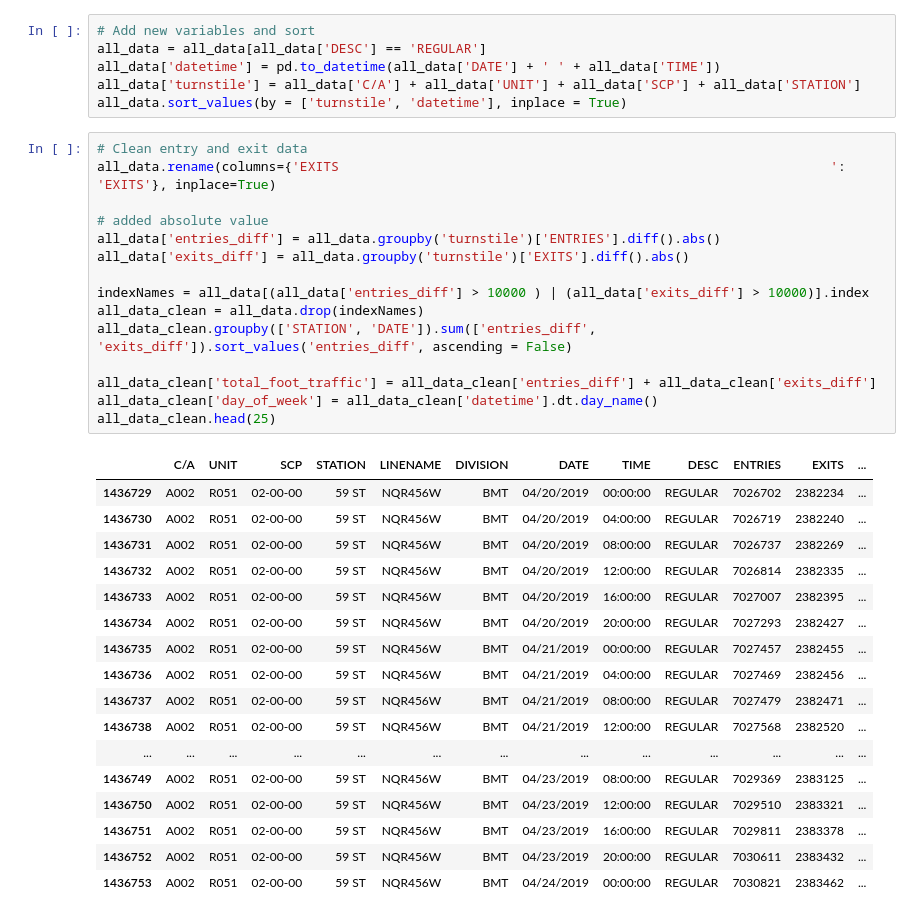
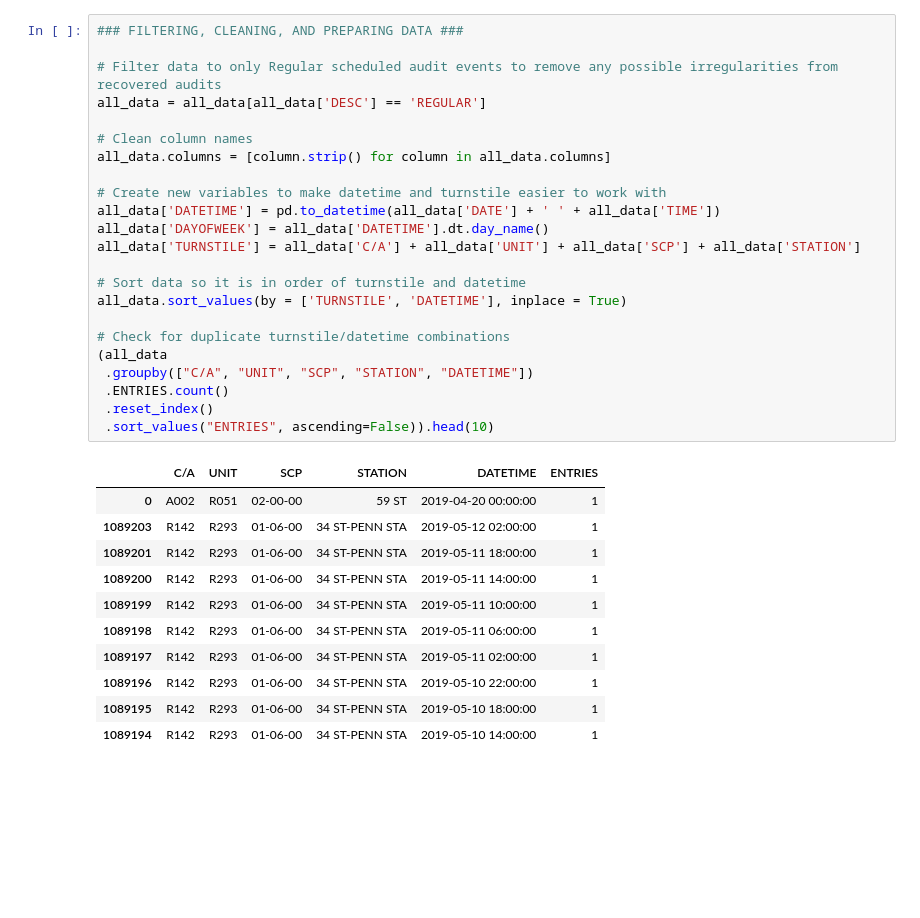
Before and after one commit to mvossbrinck/Metis_Project_1, a Jupyter notebook: EDA.ipynb, the cells around one changed output. Saved outputs shown, nothing was run; the diff lists cells and outputs as text; blank space fills up the shorter version.

```diff
--- a/EDA.ipynb
+++ b/EDA.ipynb
@@ -36,39 +44,35 @@ memory usage: 137.7+ MB
-# %%
-# Add new variables and sort
-all_data = all_data[all_data['DESC'] == 'REGULAR']
-all_data['datetime'] = pd.to_datetime(all_data['DATE'] + ' ' + all_data['TIME'])
-all_data['turnstile'] = all_data['C/A'] + all_data['UNIT'] + all_data['SCP'] + all_data['STATION']
-all_data.sort_values(by = ['turnstile', 'datetime'], inplace = True)
-# %%
-# Clean entry and exit data
-all_data.rename(columns={'EXITS                                                               ': 'EXITS'}, inplace=True)
-
-# added absolute value
-all_data['entries_diff'] = all_data.groupby('turnstile')['ENTRIES'].diff().abs()
-all_data['exits_diff'] = all_data.groupby('turnstile')['EXITS'].diff().abs()
-
-indexNames = all_data[(all_data['entries_diff'] > 10000 ) | (all_data['exits_diff'] > 10000)].index
-all_data_clean = all_data.drop(indexNames)
-all_data_clean.groupby(['STATION', 'DATE']).sum(['entries_diff', 'exits_diff']).sort_values('entries_diff', ascending = False)
-
-all_data_clean['total_foot_traffic'] = all_data_clean['entries_diff'] + all_data_clean['exits_diff']
-all_data_clean['day_of_week'] = all_data_clean['datetime'].dt.day_name()
-all_data_clean.head(25)
-# %% [output]
-|  | C/A | UNIT | SCP | STATION | LINENAME | DIVISION | DATE | TIME | DESC | ENTRIES | EXITS | ... |
-| 1436729 | A002 | R051 | 02-00-00 | 59 ST | NQR456W | BMT | 04/20/2019 | 00:00:00 | REGULAR | 7026702 | 2382234 | ... |
-| 1436730 | A002 | R051 | 02-00-00 | 59 ST | NQR456W | BMT | 04/20/2019 | 04:00:00 | REGULAR | 7026719 | 2382240 | ... |
-| 1436731 | A002 | R051 | 02-00-00 | 59 ST | NQR456W | BMT | 04/20/2019 | 08:00:00 | REGULAR | 7026737 | 2382269 | ... |
-| 1436732 | A002 | R051 | 02-00-00 | 59 ST | NQR456W | BMT | 04/20/2019 | 12:00:00 | REGULAR | 7026814 | 2382335 | ... |
-| 1436733 | A002 | R051 | 02-00-00 | 59 ST | NQR456W | BMT | 04/20/2019 | 16:00:00 | REGULAR | 7027007 | 2382395 | ... |
-| 1436734 | A002 | R051 | 02-00-00 | 59 ST | NQR456W | BMT | 04/20/2019 | 20:00:00 | REGULAR | 7027293 | 2382427 | ... |
-| 1436735 | A002 | R051 | 02-00-00 | 59 ST | NQR456W | BMT | 04/21/2019 | 00:00:00 | REGULAR | 7027457 | 2382455 | ... |
-| 1436736 | A002 | R051 | 02-00-00 | 59 ST | NQR456W | BMT | 04/21/2019 | 04:00:00 | REGULAR | 7027469 | 2382456 | ... |
-| 1436737 | A002 | R051 | 02-00-00 | 59 ST | NQR456W | BMT | 04/21/2019 | 08:00:00 | REGULAR | 7027479 | 2382471 | ... |
-| 1436738 | A002 | R051 | 02-00-00 | 59 ST | NQR456W | BMT | 04/21/2019 | 12:00:00 | REGULAR | 7027568 | 2382520 | ... |
-| ... | ... | ... | ... | ... | ... | ... | ... | ... | ... | ... | ... | ... |
-| 1436749 | A002 | R051 | 02-00-00 | 59 ST | NQR456W | BMT | 04/23/2019 | 08:00:00 | REGULAR | 7029369 | 2383125 | ... |
-| 1436750 | A002 | R051 | 02-00-00 | 59 ST | NQR456W | BMT | 04/23/2019 | 12:00:00 | REGULAR | 7029510 | 2383321 | ... |
-| 1436751 | A002 | R051 | 02-00-00 | 59 ST | NQR456W | BMT | 04/23/2019 | 16:00:00 | REGULAR | 7029811 | 2383378 | ... |
-| 1436752 | A002 | R051 | 02-00-00 | 59 ST | NQR456W | BMT | 04/23/2019 | 20:00:00 | REGULAR | 7030611 | 2383432 | ... |
-| 1436753 | A002 | R051 | 02-00-00 | 59 ST | NQR456W | BMT | 04/24/2019 | 00:00:00 | REGULAR | 7030821 | 2383462 | ... |
+# %%
+### FILTERING, CLEANING, AND PREPARING DATA ###
+
+# Filter data to only Regular scheduled audit events to remove any possible irregularities from recovered audits
+all_data = all_data[all_data['DESC'] == 'REGULAR']
+
+# Clean column names
+all_data.columns = [column.strip() for column in all_data.columns]
+
+# Create new variables to make datetime and turnstile easier to work with
+all_data['DATETIME'] = pd.to_datetime(all_data['DATE'] + ' ' + all_data['TIME'])
+all_data['DAYOFWEEK'] = all_data['DATETIME'].dt.day_name()
+all_data['TURNSTILE'] = all_data['C/A'] + all_data['UNIT'] + all_data['SCP'] + all_data['STATION']
+
+# Sort data so it is in order of turnstile and datetime
+all_data.sort_values(by = ['TURNSTILE', 'DATETIME'], inplace = True)
+
+# Check for duplicate turnstile/datetime combinations
+(all_data
+ .groupby(["C/A", "UNIT", "SCP", "STATION", "DATETIME"])
+ .ENTRIES.count()
+ .reset_index()
+ .sort_values("ENTRIES", ascending=False)).head(10)
+# %% [output]
+|  | C/A | UNIT | SCP | STATION | DATETIME | ENTRIES |
+| 0 | A002 | R051 | 02-00-00 | 59 ST | 2019-04-20 00:00:00 | 1 |
+| 1089203 | R142 | R293 | 01-06-00 | 34 ST-PENN STA | 2019-05-12 02:00:00 | 1 |
+| 1089201 | R142 | R293 | 01-06-00 | 34 ST-PENN STA | 2019-05-11 18:00:00 | 1 |
+| 1089200 | R142 | R293 | 01-06-00 | 34 ST-PENN STA | 2019-05-11 14:00:00 | 1 |
+| 1089199 | R142 | R293 | 01-06-00 | 34 ST-PENN STA | 2019-05-11 10:00:00 | 1 |
+| 1089198 | R142 | R293 | 01-06-00 | 34 ST-PENN STA | 2019-05-11 06:00:00 | 1 |
+| 1089197 | R142 | R293 | 01-06-00 | 34 ST-PENN STA | 2019-05-11 02:00:00 | 1 |
+| 1089196 | R142 | R293 | 01-06-00 | 34 ST-PENN STA | 2019-05-10 22:00:00 | 1 |
+| 1089195 | R142 | R293 | 01-06-00 | 34 ST-PENN STA | 2019-05-10 18:00:00 | 1 |
+| 1089194 | R142 | R293 | 01-06-00 | 34 ST-PENN STA | 2019-05-10 14:00:00 | 1 |
```
Also changed, not shown: parts of 8 cells of this notebook.
